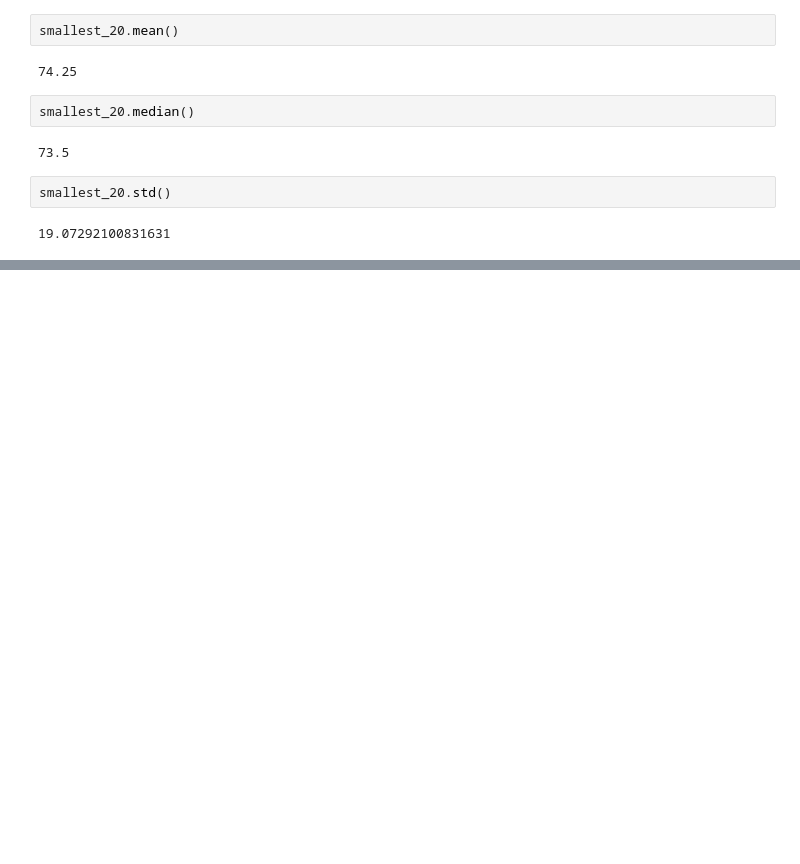
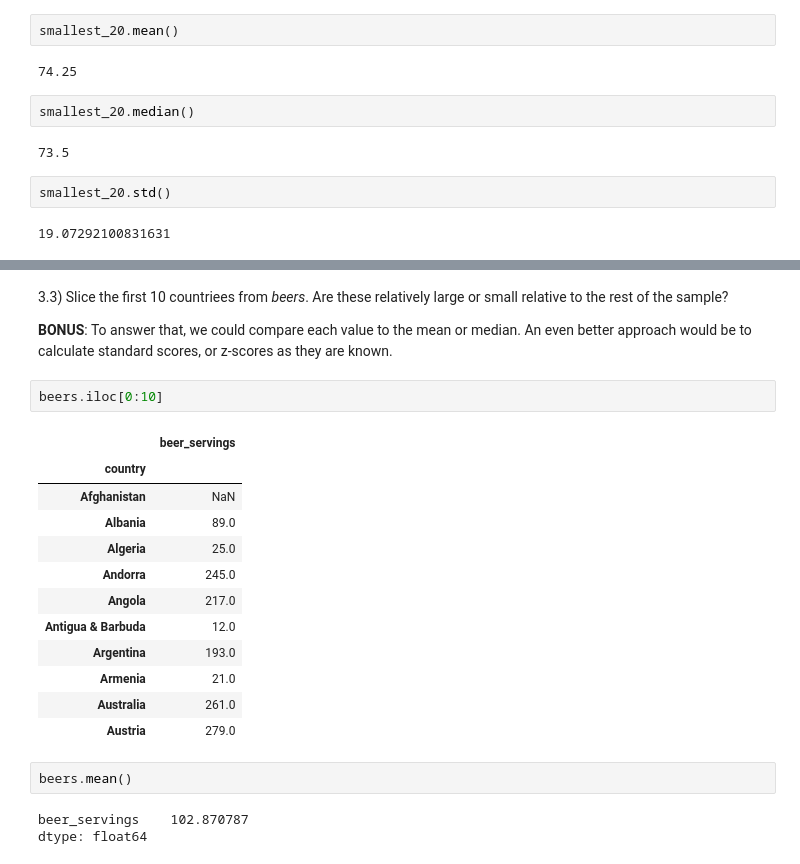
Before and after one commit to kennethtanmh/Advance-Python-Data-Analysis, a Jupyter notebook: Series Part 2/exercises.ipynb, the cells around one changed output, grey strips where cells are left out. Drawn from its saved outputs; the diff is of its cells as text; blank space fills up the shorter version.

```diff
--- a/Series Part 2/exercises.ipynb
+++ b/Series Part 2/exercises.ipynb
@@ -189,0 +241,26 @@ smallest_20.std()
+# %% [markdown]
+3.3) Slice the first 10 countriees from *beers*. Are these relatively large or small relative to the rest of the sample?
+
+**BONUS**: To answer that, we could compare each value to the mean or median. An even
+better approach would be to calculate standard scores, or z-scores as they
+are known.
+# %%
+beers.iloc[0:10]
+# %% [output]
+|  | beer_servings |
+| country |  |
+| Afghanistan | NaN |
+| Albania | 89.0 |
+| Algeria | 25.0 |
+| Andorra | 245.0 |
+| Angola | 217.0 |
+| Antigua & Barbuda | 12.0 |
+| Argentina | 193.0 |
+| Armenia | 21.0 |
+| Australia | 261.0 |
+| Austria | 279.0 |
+# %%
+beers.mean()
+# %% [output]
+beer_servings    102.870787
+dtype: float64
```
Also changed, not shown: parts of 11 cells of this notebook, 4 other files.
